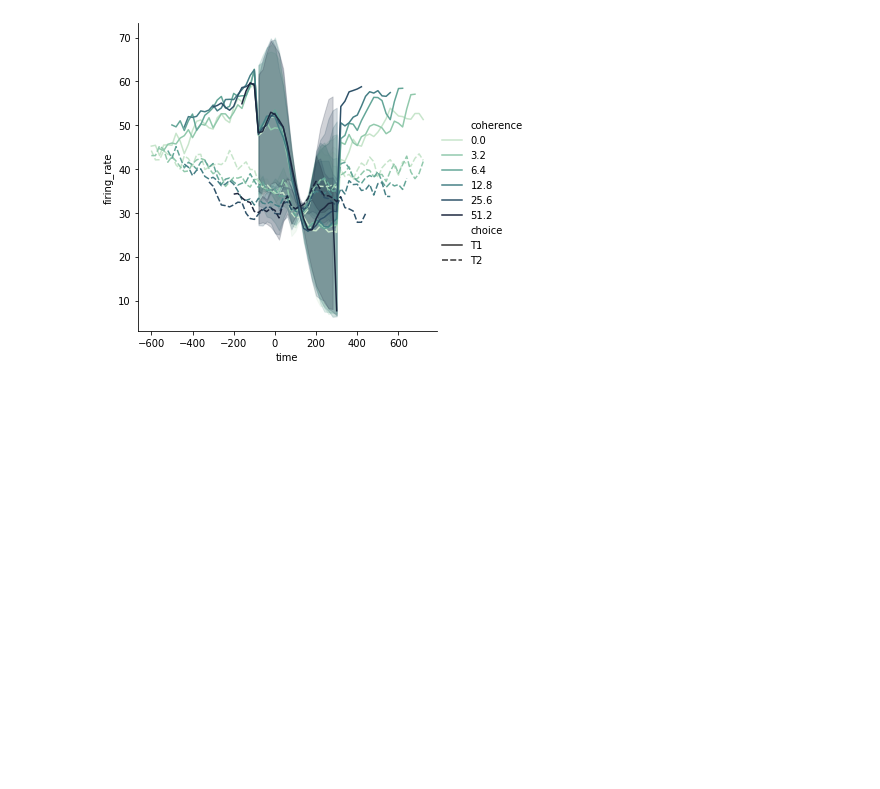
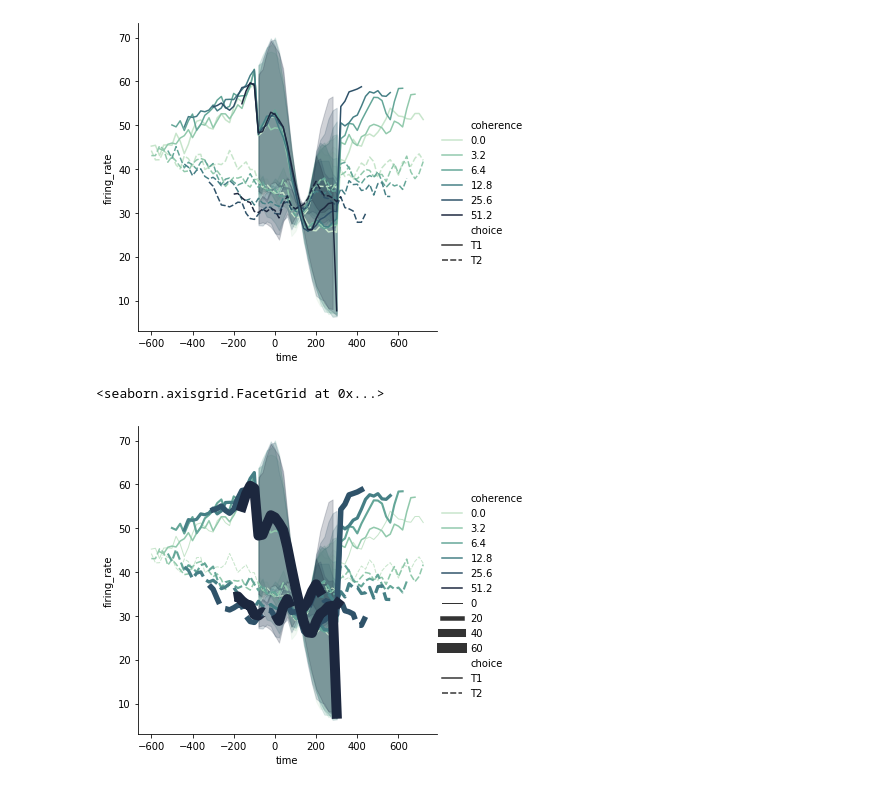
Before and after one commit to Demid-demid/Data-Visualisation, a Jupyter notebook: Line_plots.ipynb, the cells around one changed output. Drawn from its saved outputs; the diff is of its cells as text; code cells hidden in the pictures; blank space fills up the shorter version.

```diff
--- a/Line_plots.ipynb
+++ b/Line_plots.ipynb
@@ -101,3 +101,9 @@ sb.relplot(x = "time", y = "firing_rate", data= dots, kind= "line", hue= "cohere
 # %% [output]
 <seaborn.axisgrid.FacetGrid at 0x...>
 [figure]
+# %%
+palette = sb.cubehelix_palette(rot=-.4)# to make different colors
+sb.relplot(x = "time", y = "firing_rate", size="coherence", hue="coherence", data= dots, kind= "line",  style = "choice", palette=palette, sizes =(1,10)) #size added to make the lines fatter and sizes added
+# %% [output]
+<seaborn.axisgrid.FacetGrid at 0x...>
+[figure, added]
```
Also changed, not shown: parts of 3 cells of this notebook.
